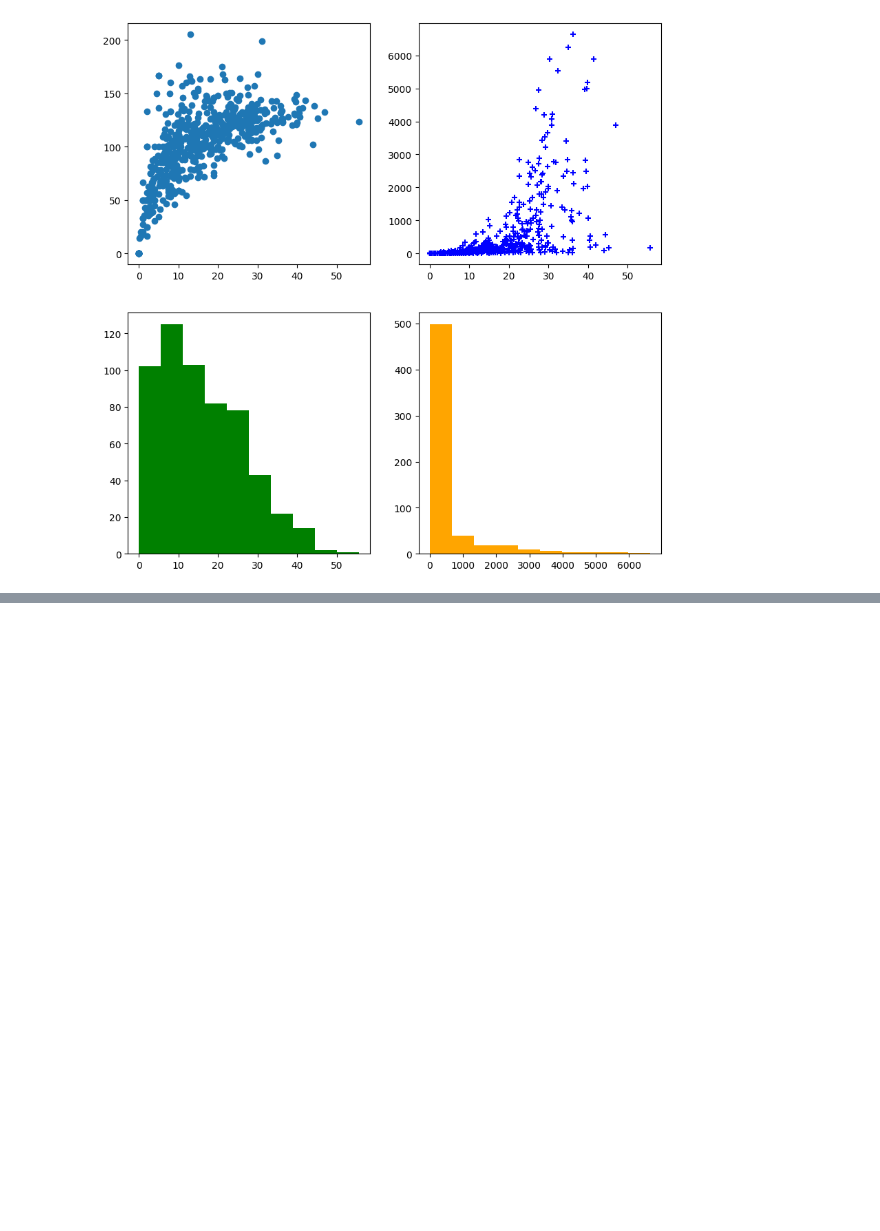
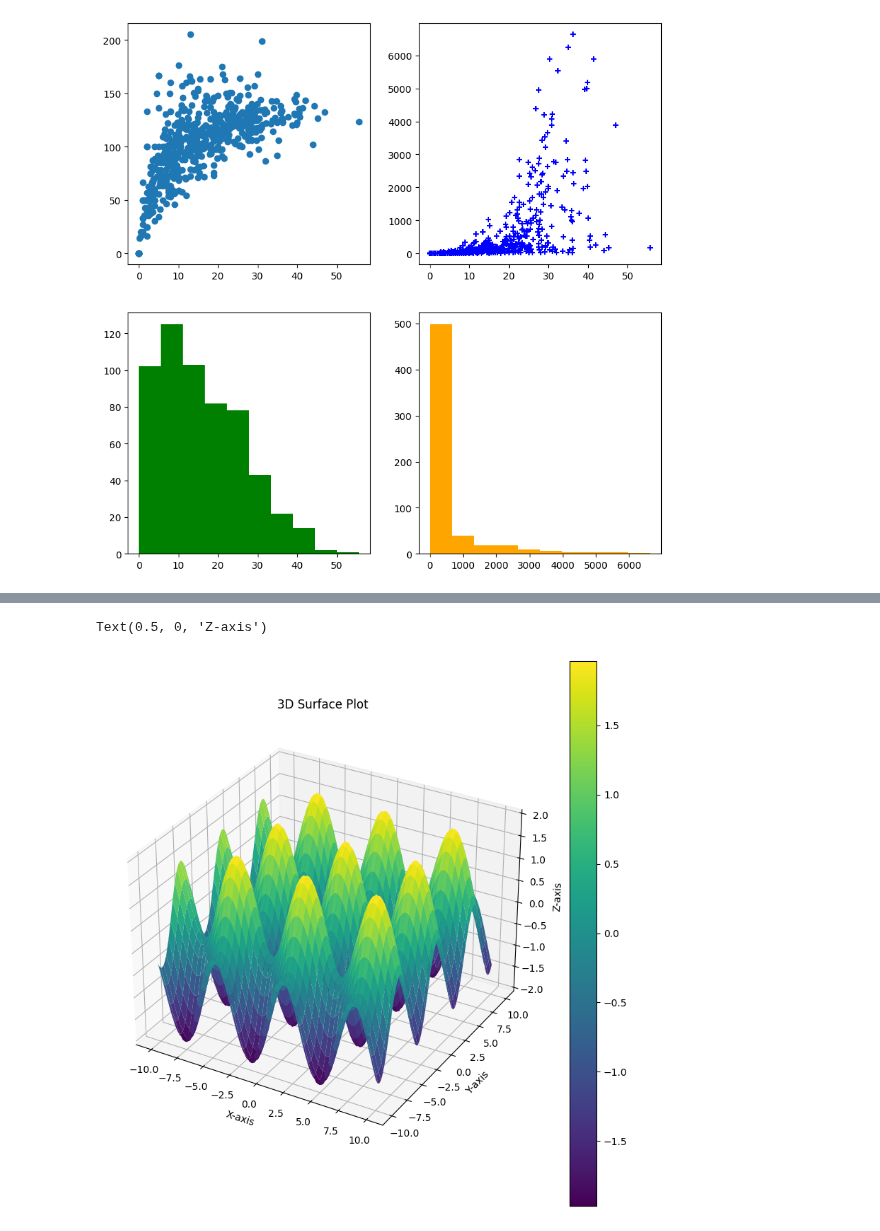
Before and after one commit to Saifullah785/Python_for_Data_Science, a Jupyter notebook: Matplotlib-for-Data-Science/Class_02_advanced_Matplotlib.ipynb, the cells around one changed output, grey strips where cells are left out. Cells and saved outputs as stored; diff of their text form; code cells hidden in the pictures; blank space fills up the shorter version.

```diff
--- a/Matplotlib-for-Data-Science/Class_02_advanced_Matplotlib.ipynb
+++ b/Matplotlib-for-Data-Science/Class_02_advanced_Matplotlib.ipynb
@@ -231,0 +289,14 @@ fig.show()
+# %%
+z = np.sin(x) + np.cos(y)
+fig = plt.figure(figsize=(10,10))
+ax = plt.subplot(projection='3d')
+p=ax.plot_surface(x,y,z,cmap='viridis')
+fig.colorbar(p)
+
+ax.set_title('3D Surface Plot')
+ax.set_xlabel('X-axis')
+ax.set_ylabel('Y-axis')
+ax.set_zlabel('Z-axis')
+# %% [output]
+Text(0.5, 0, 'Z-axis')
+[figure, added]
```
Also changed, not shown: parts of 49 cells of this notebook.
